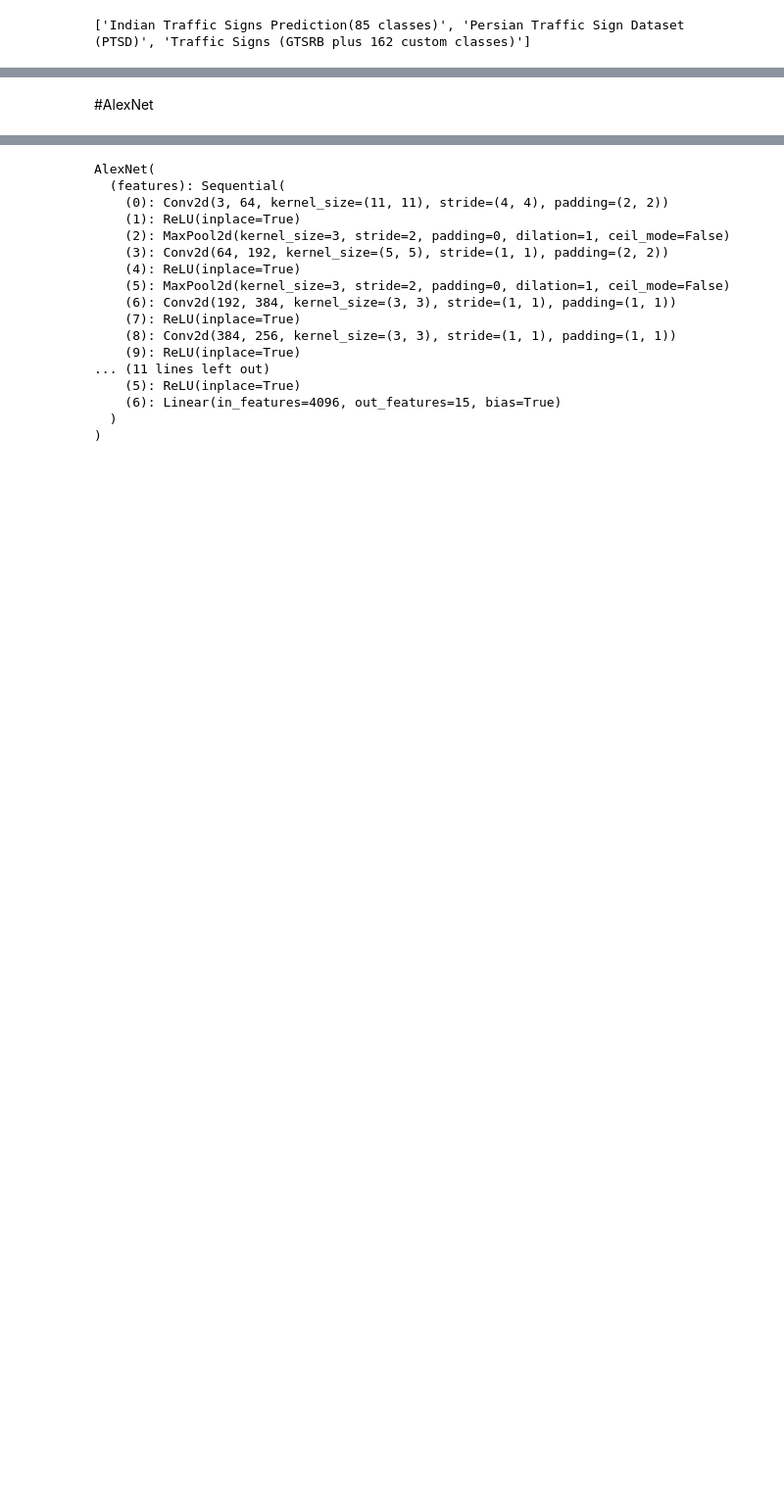
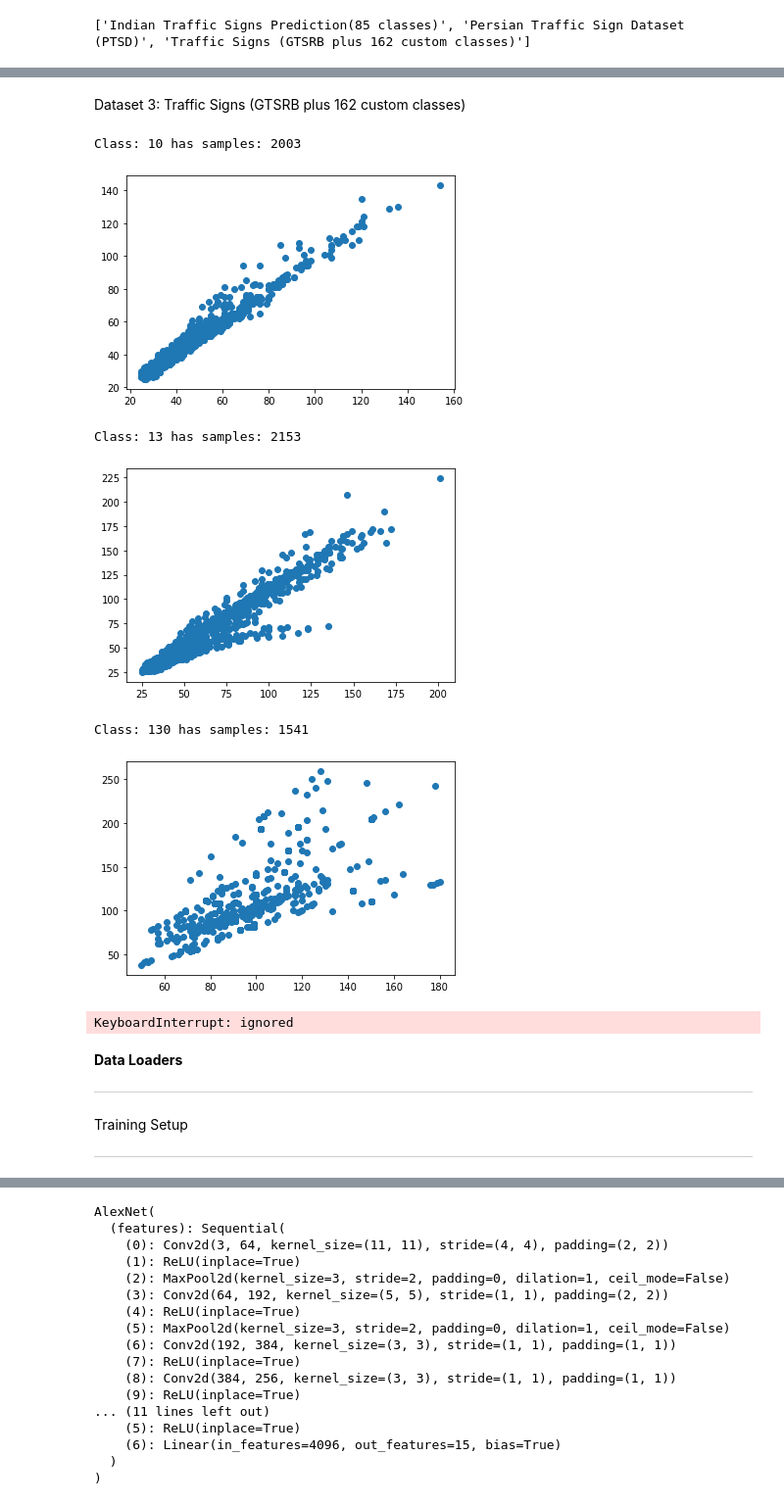
Before and after one commit to YuganshG/Comparative-Study-of-different-CNN-Architectures, a Jupyter notebook: Traffic Sign Detection/Models.ipynb, the cells around one changed output, grey strips where cells are left out. Shown at 98% size. Saved outputs shown, nothing was run; the diff lists cells and outputs as text; code cells hidden in the pictures; blank space fills up the shorter version.

```diff
--- a/Traffic Sign Detection/Models.ipynb
+++ b/Traffic Sign Detection/Models.ipynb
@@ -22,7 +24,7 @@ print(os.listdir(path))
 # %% [output]
 ['Indian Traffic Signs Prediction(85 classes)', 'Persian Traffic Sign Dataset (PTSD)', 'Traffic Signs (GTSRB plus 162 custom classes)']
 # %%
-path_dataset1 = path+"/Indian Traffic Signs Prediction(85 classes)/"
-path_dataset2 = path+"/Persian Traffic Sign Dataset (PTSD)/"
-path_dataset3 = path+"/Traffic Signs (GTSRB plus 162 custom classes)/"
+path_dataset1 = path+"Indian Traffic Signs Prediction(85 classes)/"
+path_dataset2 = path+"Persian Traffic Sign Dataset (PTSD)/"
+path_dataset3 = path+"Traffic Signs (GTSRB plus 162 custom classes)/Data_images/"
 # %% [markdown]
@@ -31,0 +36,24 @@ Data Loaders
+# %%
+def get_image_size_dist(path):
+    t1 = time.time()
+
+    folders = os.listdir(path)
+
+    for folder in folders:
+
+        img_x=[]
+        img_y=[]
+
+        samples = os.listdir(path+folder)
+
+        for sample in samples:
+            img = cv2.imread(path+folder+"/"+sample)
+
+            img_x.append(img.shape[0])
+            img_y.append(img.shape[1])
+
+        print("Class: {} has samples: {} ".format(folder,len(samples)))
+        plt.scatter(img_x, img_y)
+        plt.show()
+
+    print("\nTime taken: {}".format(time.time()-t1))
@@ -31,0 +78,15 @@ Data Loaders
+# %% [markdown]
+Dataset 3: Traffic Signs (GTSRB plus 162 custom classes)
+# %%
+train_path = path_dataset3+"Train/"
+test_path = path_dataset3+"Test/"
+# %%
+get_image_size_dist(train_path)
+# %% [output]
+Class: 10 has samples: 2003
+[figure, added]
+Class: 13 has samples: 2153
+[figure, added]
+Class: 130 has samples: 1541
+[figure, added]
+KeyboardInterrupt: ignored
@@ -32,3 +95,7 @@ Data Loaders
+# %% [markdown]
+**Data Loaders**
+
+---
 # %%
 def load_data(path_train, val_split, path_test, batch_size, input_size):
 
@@ -74,5 +141,7 @@ def load_data(path_train, val_split, path_test, batch_size, input_size):
                                    num_workers=0)
 
     return data_loader_train, data_loader_test, data_loader_val
-# %% [markdown]
-#AlexNet
+# %% [markdown]
+Training Setup
+
+---
```
Also changed, not shown: parts of 24 cells of this notebook.
